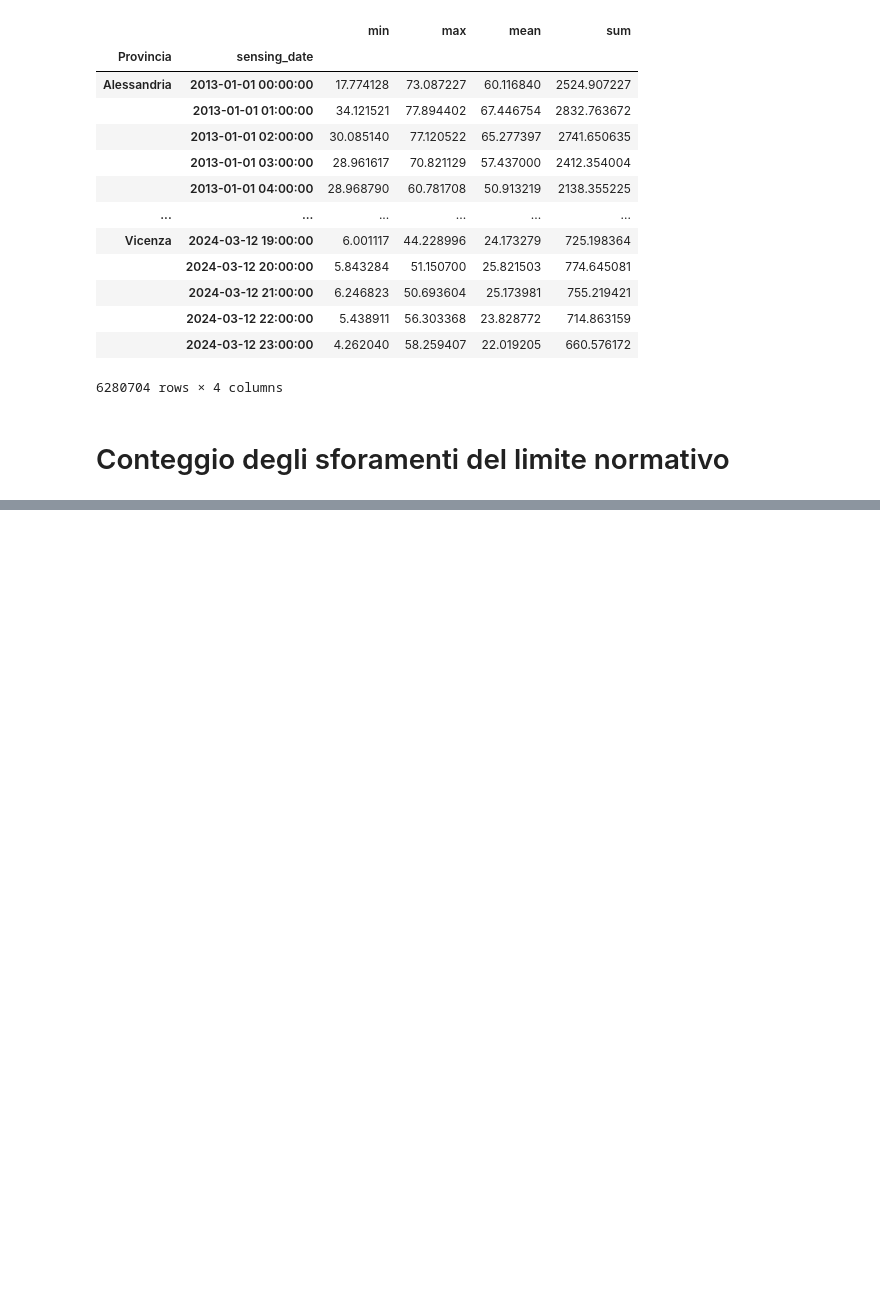
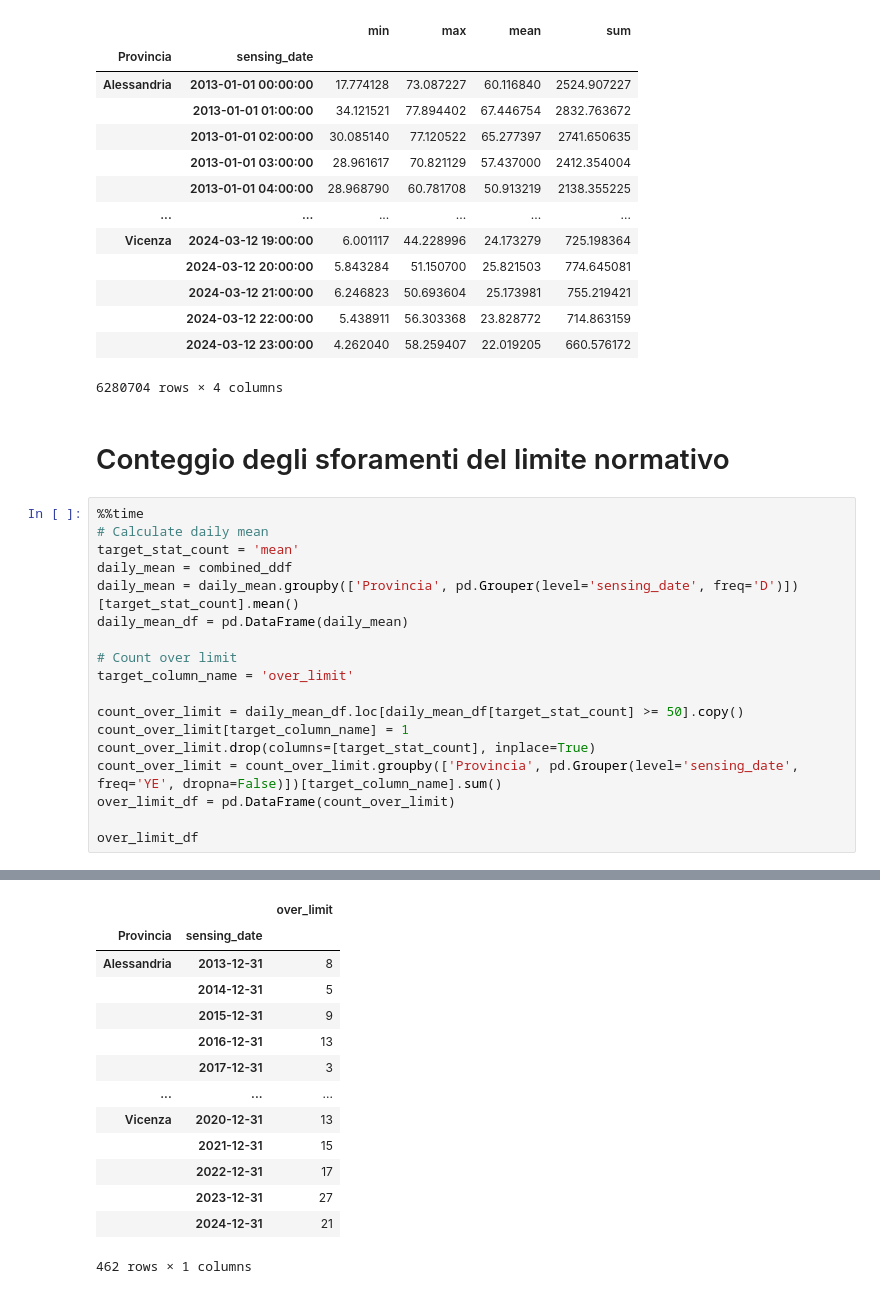
Before and after one commit to MaxDragonheart/PyGIS-Blog, a Jupyter notebook: notebooks/2024/05/01/inquinamento_nord_italia.ipynb, the cells around one changed output, grey strips where cells are left out. Drawn from its saved outputs; the diff is of its cells as text; blank space fills up the shorter version.

```diff
--- a/notebooks/2024/05/01/inquinamento_nord_italia.ipynb
+++ b/notebooks/2024/05/01/inquinamento_nord_italia.ipynb
@@ -200,3 +196,22 @@ Wall time: 5.64 s
 6280704 rows × 4 columns
 # %% [markdown]
 # Conteggio degli sforamenti del limite normativo
+# %%
+%%time
+# Calculate daily mean
+target_stat_count = 'mean'
+daily_mean = combined_ddf
+daily_mean = daily_mean.groupby(['Provincia', pd.Grouper(level='sensing_date', freq='D')])[target_stat_count].mean()
+daily_mean_df = pd.DataFrame(daily_mean)
+
+# Count over limit
+target_column_name = 'over_limit'
+
+count_over_limit = daily_mean_df.loc[daily_mean_df[target_stat_count] >= 50].copy()
+count_over_limit[target_column_name] = 1
+count_over_limit.drop(columns=[target_stat_count], inplace=True)
+count_over_limit = count_over_limit.groupby(['Provincia', pd.Grouper(level='sensing_date', freq='YE', dropna=False)])[target_column_name].sum()
+over_limit_df = pd.DataFrame(count_over_limit)
+
+over_limit_df
+# %% [output]
@@ -202,0 +220,14 @@ Wall time: 5.64 s
+|  |  | over_limit |
+| Provincia | sensing_date |  |
+| Alessandria | 2013-12-31 | 8 |
+|  | 2014-12-31 | 5 |
+|  | 2015-12-31 | 9 |
+|  | 2016-12-31 | 13 |
+|  | 2017-12-31 | 3 |
+| ... | ... | ... |
+| Vicenza | 2020-12-31 | 13 |
+|  | 2021-12-31 | 15 |
+|  | 2022-12-31 | 17 |
+|  | 2023-12-31 | 27 |
+|  | 2024-12-31 | 21 |
+462 rows × 1 columns
```
Also changed, not shown: parts of 4 cells of this notebook, 1 other file.
